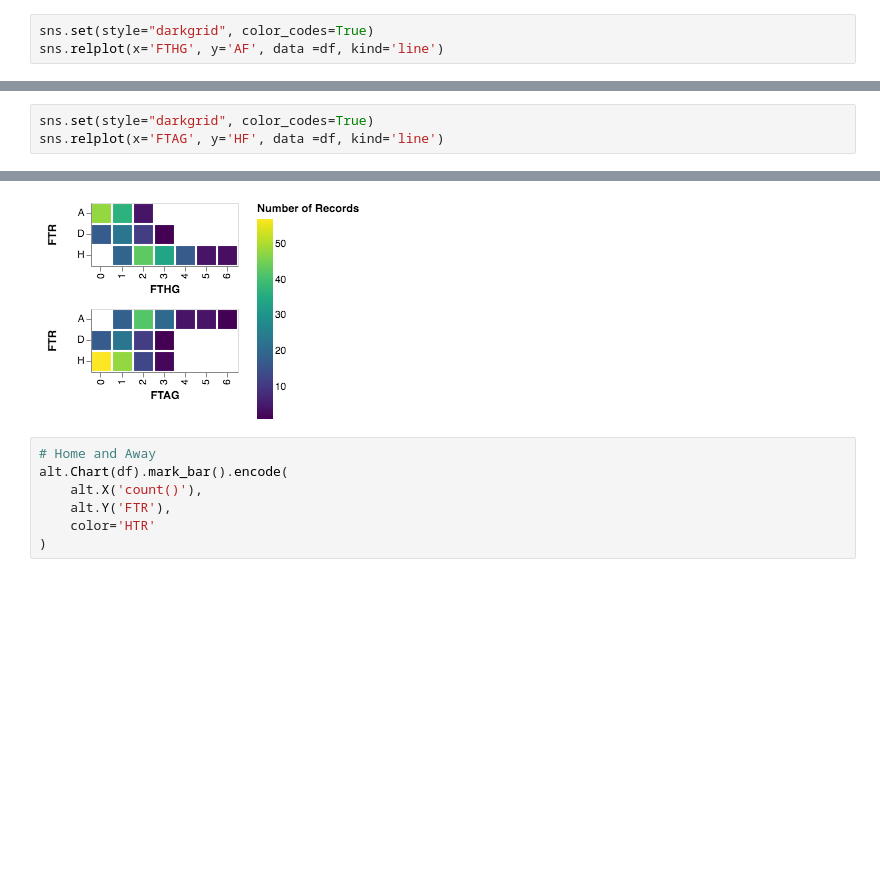
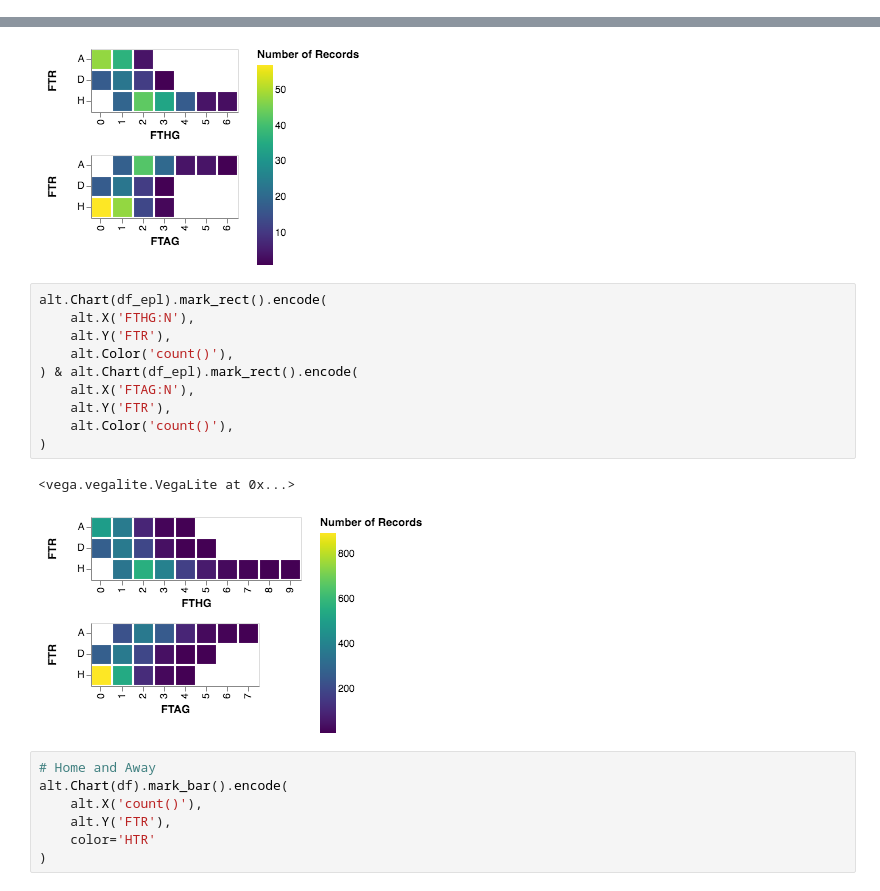
Before and after one commit to sarthakbatragatech/SoccerViz, a Jupyter notebook: SoccerViz.ipynb, the cells around one changed output, grey strips where cells are left out. Saved outputs shown, nothing was run; the diff lists cells and outputs as text; blank space fills up the shorter version.

```diff
--- a/SoccerViz.ipynb
+++ b/SoccerViz.ipynb
@@ -211,6 +211,3 @@ sns.relplot(x='HC', y='HS', data=df, kind='line')
 # %% [output]
 <seaborn.axisgrid.FacetGrid at 0x...>
 [figure]
-# %%
-sns.set(style="darkgrid", color_codes=True)
-sns.relplot(x='FTHG', y='AF', data =df, kind='line')
@@ -220,3 +213,0 @@ sns.relplot(x='FTHG', y='AF', data =df, kind='line')
-# %%
-sns.set(style="darkgrid", color_codes=True)
-sns.relplot(x='FTAG', y='HF', data =df, kind='line')
@@ -236,6 +224,19 @@ alt.Chart(df).mark_rect().encode(
 # %% [output]
 <vega.vegalite.VegaLite at 0x...>
 [figure]
+# %%
+alt.Chart(df_epl).mark_rect().encode(
+    alt.X('FTHG:N'),
+    alt.Y('FTR'),
+    alt.Color('count()'),
+) & alt.Chart(df_epl).mark_rect().encode(
+    alt.X('FTAG:N'),
+    alt.Y('FTR'),
+    alt.Color('count()'),
+)
+# %% [output]
+<vega.vegalite.VegaLite at 0x...>
+[figure, added]
 # %%
 # Home and Away
 alt.Chart(df).mark_bar().encode(
```
Also changed, not shown: parts of 6 cells of this notebook, 10 other files.
